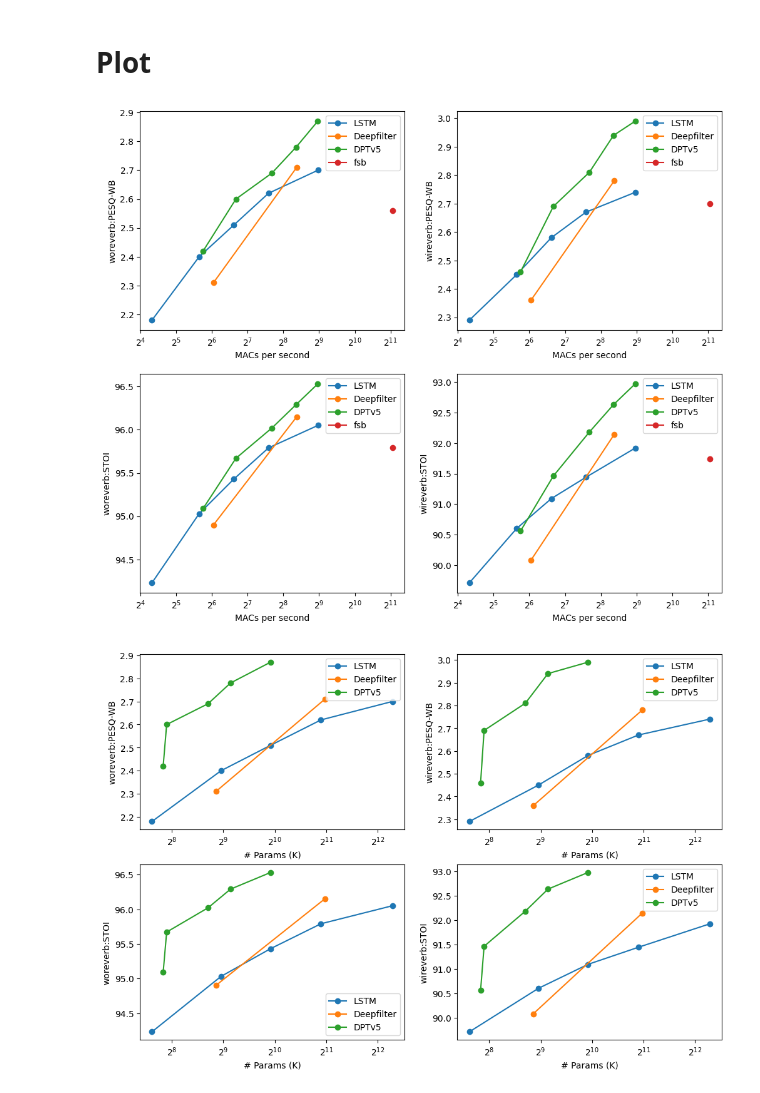
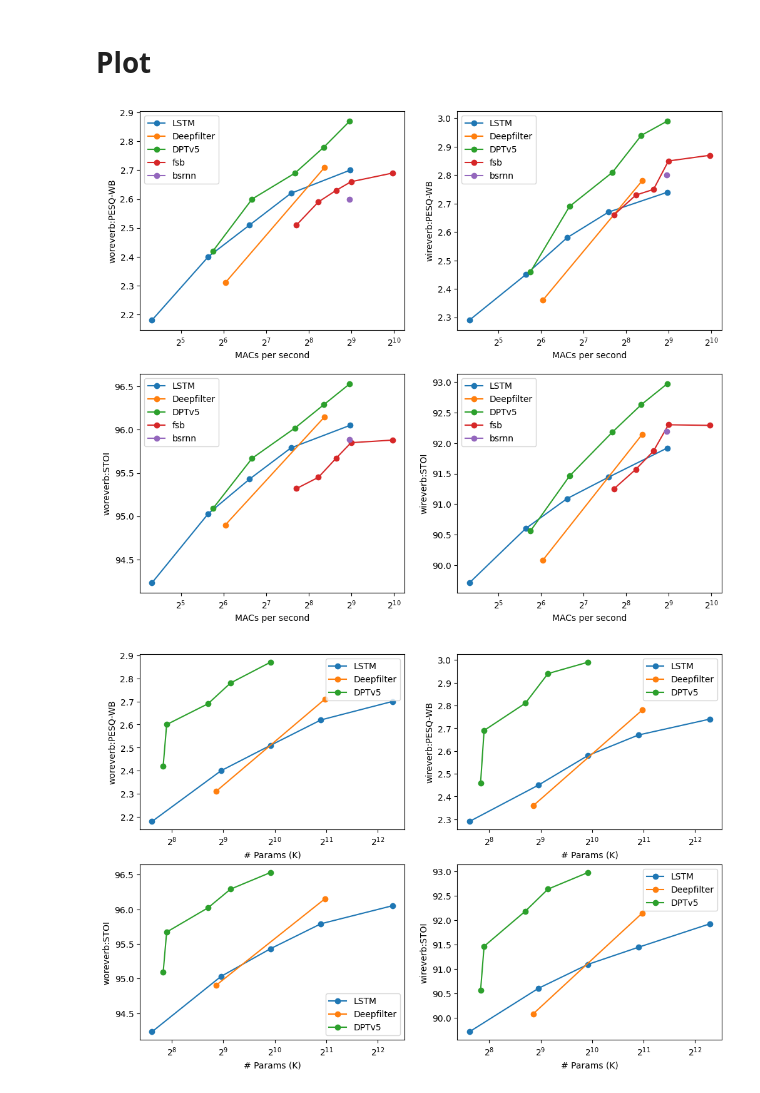
Before and after one commit to haoxiangsnr/spiking-fullsubnet, a Jupyter notebook: notebooks/check_macs_performance.ipynb, the cells around one changed output. Saved outputs shown, nothing was run; the diff lists cells and outputs as text; code cells hidden in the pictures.

```diff
--- a/notebooks/check_macs_performance.ipynb
+++ b/notebooks/check_macs_performance.ipynb
@@ -80,9 +80,14 @@ bsrnn_models = [
 ]
 # %%
 # FSB
+# [noreverbPESQ, STOI, SISNR, ERLE, wireverbPESQ, STOIW, SISNR, ERLE, params, macs]
 fsb_models = [
     # [3.19, 97.64, 20.03, None, 3.32, 94.54, 17.45, None, 10584,12991],
-    [2.60, 95.89, 16.96, 21.57, 2.80, 92.19, 15.60, 21.57, 780, 498],
+    [2.51, 95.32, 16.36, None, 2.66, 91.25, 15.30, None, None, 210],
+    [2.59, 95.45, 17.05, None, 2.73, 91.57, 15.80, None, None, 300],
+    [2.63, 95.67, 17.04, None, 2.75, 91.87, 15.63, None, None, 400],
+    [2.66, 95.85, 17.25, None, 2.85, 92.30, 16.06, None, None, 510],
+    [2.69, 95.88, 17.19, None, 2.87, 92.29, 16.06, None, None, 1000],
 ]
 # %% [markdown]
 # Plot
@@ -91,35 +96,36 @@ fig, ax = plt.subplots(2, 2)
 metric_names = [
     [0, "woreverb:PESQ-WB"],
     [4, "wireverb:PESQ-WB"],
     [1, "woreverb:STOI"],
     [5, "wireverb:STOI"],
 ]
 model_metrics = [
     ["LSTM", LSTM_models],
     ["Deepfilter", deepfilter_models],
     ["DPTv5", dptv50],
-    ["fsb", fastfullsubnet],
+    ["fsb", fsb_models],
+    ["bsrnn", bsrnn_models],
 ]
 xlabel_ind = -1
 xlabel_name = "MACs per second"
 for indaxi in range(ax.shape[0]):
     for indaxj in range(ax.shape[1]):
         ind = indaxi * ax.shape[0] + indaxj
         fig = ax[indaxi][indaxj].get_figure()
         fig.set_size_inches(12, 10)
         for model_name, p in model_metrics:
             ax[indaxi][indaxj].semilogx(
                 list(zip(*p))[xlabel_ind],
                 list(zip(*p))[metric_names[ind][0]],
                 "o-",
                 label=model_name,
                 base=2,
             )
         ax[indaxi][indaxj].set_xlabel(xlabel_name)
         ax[indaxi][indaxj].set_ylabel(metric_names[ind][1])
         ax[indaxi][indaxj].legend()
 # %% [output]
-[figure, old version]
+[figure, new version]
 # %%
 fig, ax = plt.subplots(2, 2)
 metric_names = [
```
Also changed, not shown: 6 other files.
